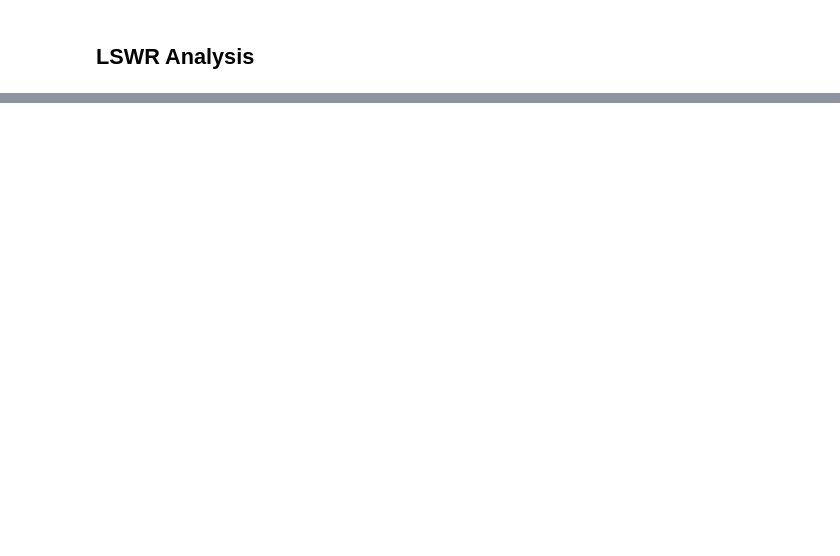
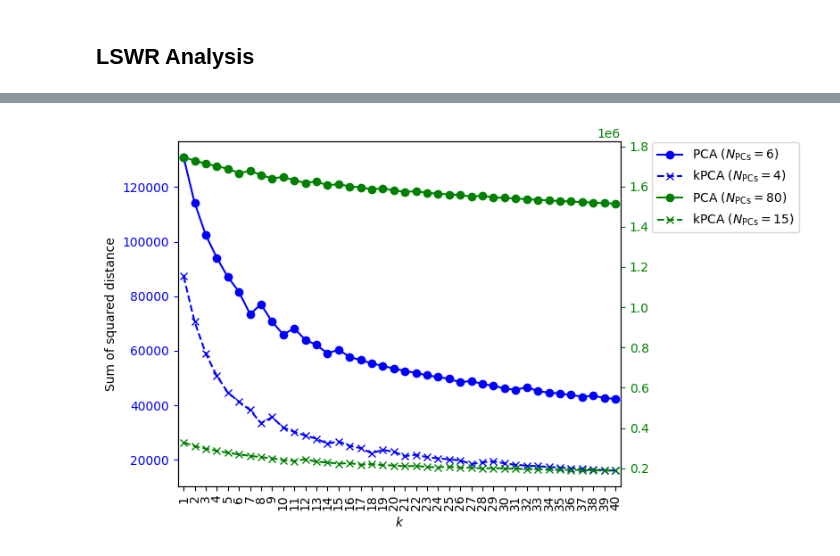
Before and after one commit to 4castRenewables/maelstrom-a6, a Jupyter notebook: notebooks/pca_kmeans.ipynb, the cells around one changed output, grey strips where cells are left out. Saved outputs shown, nothing was run; the diff lists cells and outputs as text; code cells hidden in the pictures; blank space fills up the shorter version.

Commit message:
Update pca_kmeans and forecast-model notebooks

```diff
--- a/notebooks/pca_kmeans.ipynb
+++ b/notebooks/pca_kmeans.ipynb
@@ -94,0 +154,16 @@ cum_evr = np.cumsum(pca.explained_variance_ratio_)
+# %%
+%%time
+
+for n_pcs in range(1, 3):
+    print("n_pcs=")
+    print(f"n_pcs={n_pcs}", end="\r")
+    # transformed = sklearn.decomposition.PCA(n_components=n_pcs).fit_transform(data)
+    transformed = sklearn.decomposition.KernelPCA(
+        n_components=n_pcs,
+        copy_X=False,
+    ).fit_transform(data)
+    transformed = sklearn.preprocessing.StandardScaler().fit_transform(transformed)
+    for k in range(1, 3):
+        print("k=")
+        print(f"k={k}", end="\r")
+        kmeans = sklearn.cluster.KMeans(n_clusters=k).fit(transformed)
@@ -786,0 +1086,36 @@ df
+# %%
+sses = joblib.load(plots / "../data/scree-test-results.dict")
+sse_pca_1, sse_kpca_1 = sses["sses_pca_6_kpca_4"]
+sse_pca_2, sse_kpca_2  = sses["sses_pca_80_kpca_15"]
+
+ax1_color = "blue"
+ax2_color = "green"
+
+ks = range(1, len(sse_pca_1) + 1)
+
+fig, ax1 = plt.subplots()
+ax1.plot(ks, sse_pca_1, linestyle="-", marker='o', color=ax1_color, label=r"PCA $(N_{\mathrm{PCs}} = 6)$")
+ax1.plot(ks, sse_kpca_1, linestyle="--", marker='x', color=ax1_color, label="kPCA $(N_{\mathrm{PCs}} = 4)$")
+
+ax2 = ax1.twinx()
+ax2.plot(ks, sse_pca_2, linestyle="-", marker='o', color=ax2_color, label=r"PCA $(N_{\mathrm{PCs}} = 80)$")
+ax2.plot(ks, sse_kpca_2, linestyle="--", marker='x', color=ax2_color, label="kPCA $(N_{\mathrm{PCs}} = 15)$")
+
+ax1.set_xlabel(r'$k$')
+ax1.set_xticks(ks)
+ax1.set_xticklabels([str(k) for k in ks], rotation=90)
+ax1.set_ylabel('Sum of squared distance')
+
+for ax, color in [(ax1, ax1_color), (ax2, ax2_color)]:
+    # Set log scale.
+    #ax.set(yscale="log")
+    # Set left xlim such that the first tick disappears.
+    ax.set_xlim(0.5, max(ks) + 0.5)
+    # Color the ticks.
+    ax.tick_params(axis="y", colors=color, which="both")
+
+fig.legend(bbox_to_anchor=(1.25, 0.95))
+
+fig.tight_layout()
+plt.savefig(plots / "kmeans-scree-test.pdf")
+# %% [output]
@@ -786,0 +1128 @@ df
+[figure, added]
```
Also changed, not shown: parts of 21 cells of this notebook, 1 other file.
